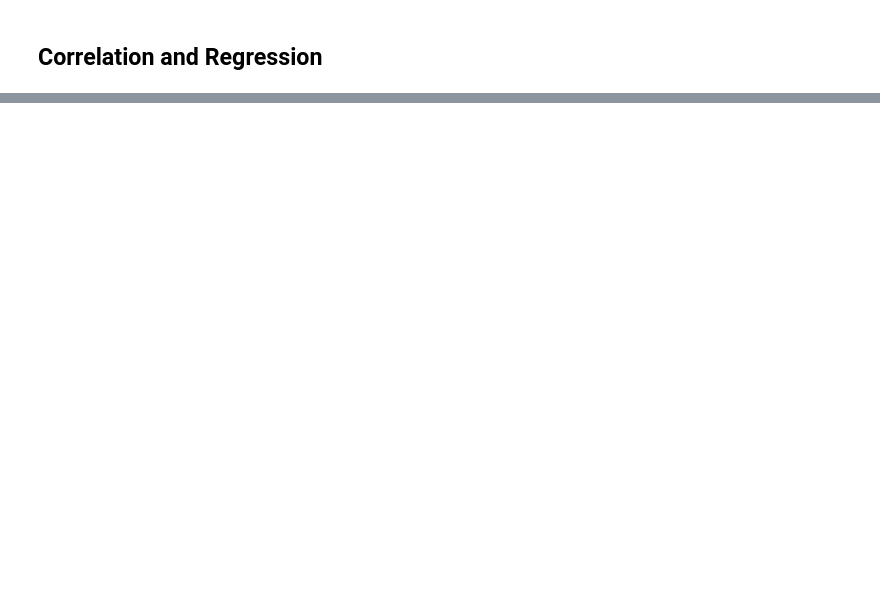
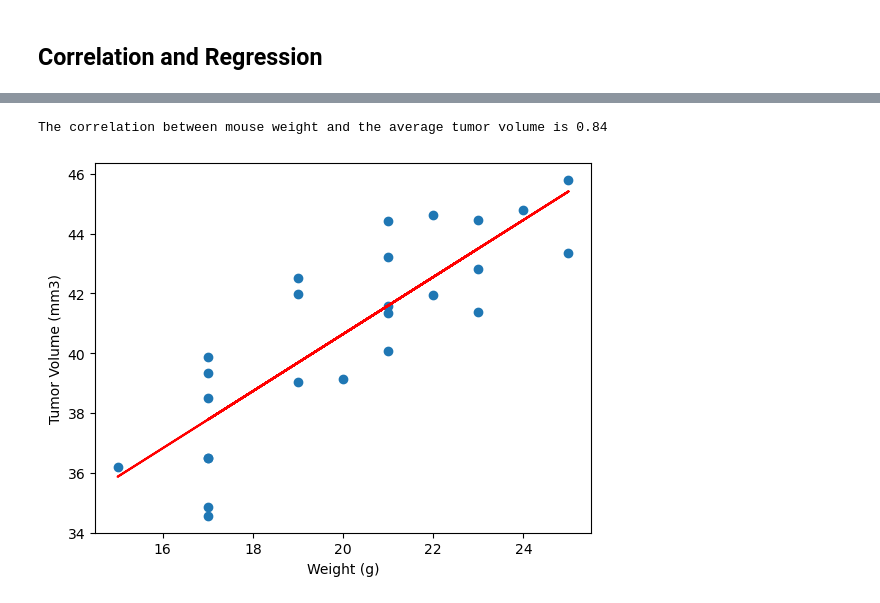
Before and after one commit to RyWheliss96/pymaceuticals_challenge, a Jupyter notebook: Pymaceuticals/pymaceuticals_starter.ipynb, the cells around one changed output, grey strips where cells are left out. Saved outputs shown, nothing was run; the diff lists cells and outputs as text; code cells hidden in the pictures; blank space fills up the shorter version.

```diff
--- a/Pymaceuticals/pymaceuticals_starter.ipynb
+++ b/Pymaceuticals/pymaceuticals_starter.ipynb
@@ -253,0 +316,18 @@ The correlation between mouse weight and the average tumor volume is 0.84
+# %%
+# Calculate the correlation coefficient and a linear regression model
+# for mouse weight and average observed tumor volume for the entire Capomulin regimen
+(slope, intercept, rvalue, pvalue, stderr) = st.linregress(dr_group['Weight (g)'].mean(), dr_group['Tumor Volume (mm3)'].mean())
+regress_values = dr_group['Weight (g)'].mean() * slope + intercept
+line_eq = "y = " + str(round(slope,2)) + "x + " + str(round(intercept,2))
+plt.plot(dr_group['Weight (g)'].mean(),regress_values,"r-")
+
+correlation = st.pearsonr(dr_group['Weight (g)'].mean(), dr_group['Tumor Volume (mm3)'].mean())
+print(f"The correlation between mouse weight and the average tumor volume is {round(correlation[0],2)}")
+
+plt.scatter(dr_group['Weight (g)'].mean(),dr_group['Tumor Volume (mm3)'].mean())
+plt.xlabel('Weight (g)')
+plt.ylabel('Tumor Volume (mm3)')
+plt.show()
+# %% [output]
+The correlation between mouse weight and the average tumor volume is 0.84
+[figure, added]
```
Also changed, not shown: parts of 9 cells of this notebook, 1 other file.
